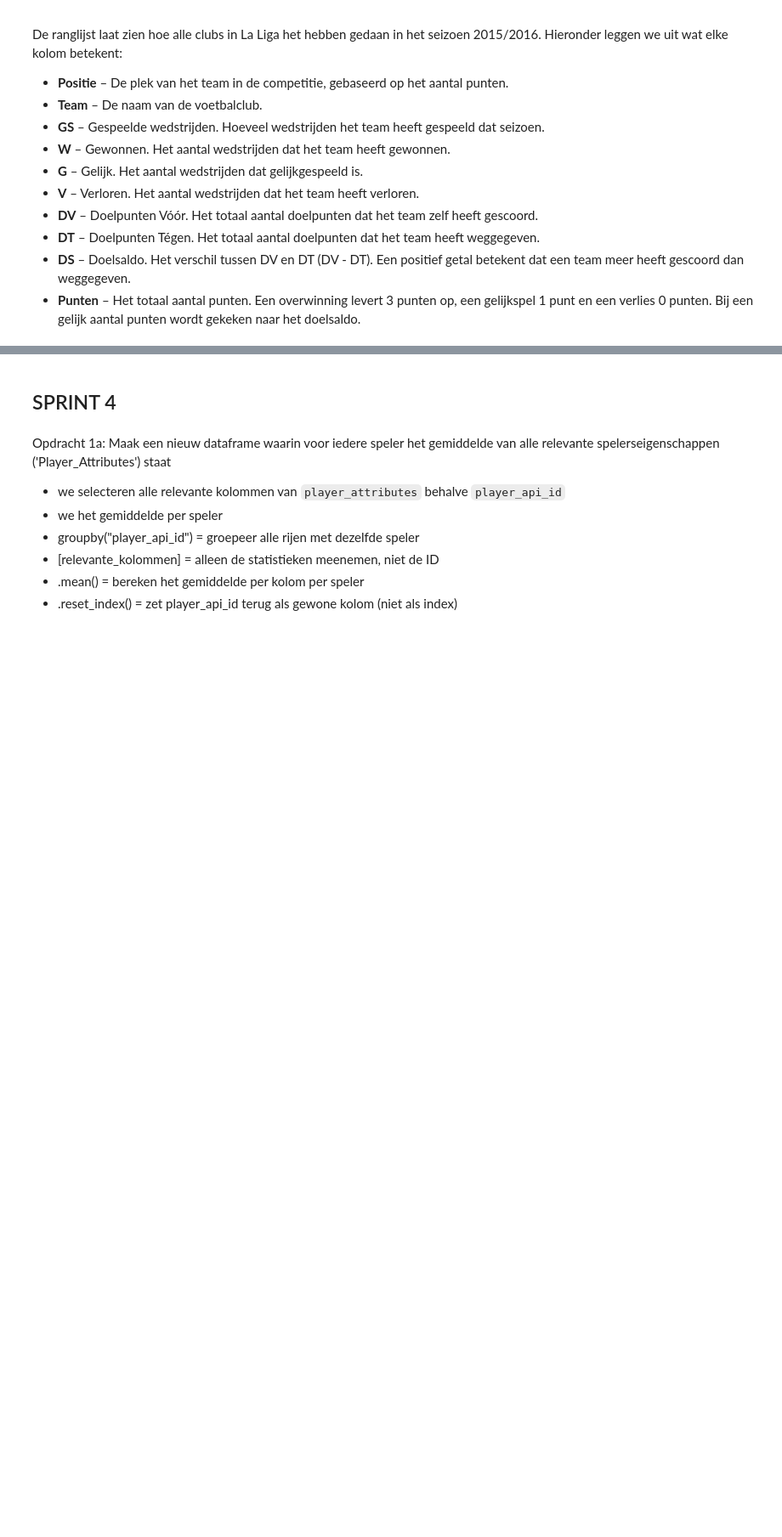
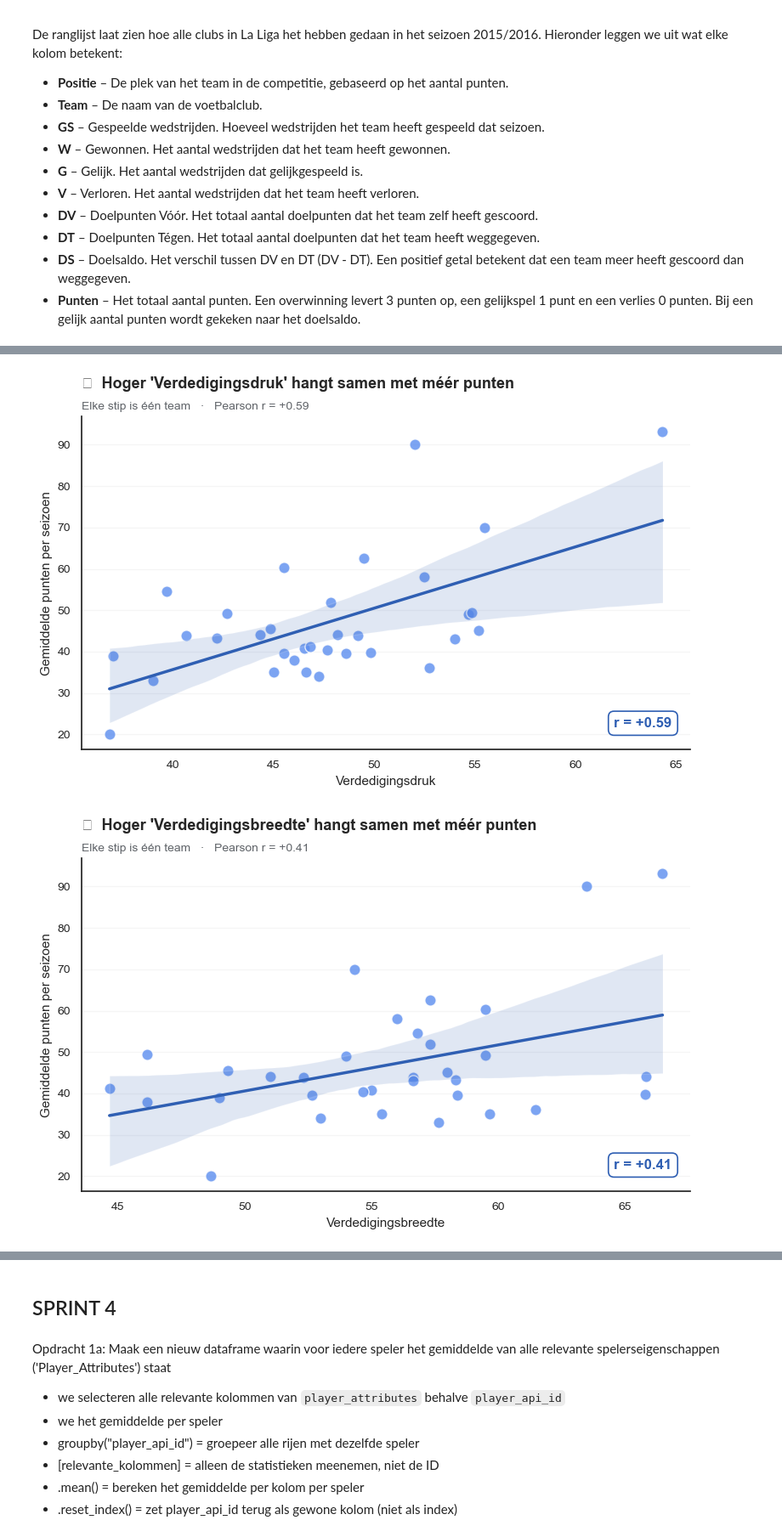
Before and after one commit to Ardjun6/Groep6-datalab2, a Jupyter notebook: fc_barcelona_analysis.ipynb, the cells around one changed output, grey strips where cells are left out. Shown at 85% size. Cells and saved outputs as stored; diff of their text form; code cells hidden in the pictures; blank space fills up the shorter version.

```diff
--- a/fc_barcelona_analysis.ipynb
+++ b/fc_barcelona_analysis.ipynb
@@ -732,0 +957,71 @@ for var in variabelen:
+# %%
+def plot_sterkste_scatterplots(df, aantal=3):
+    """
+    Toont de sterkste verbanden tussen numerieke teameigenschappen en de
+    gemiddelde punten als losse, grote scatterplots met regressielijn.
+
+    De eigenschappen worden gekozen op basis van de grootste absolute
+    correlatie. Positieve verbanden zijn blauw, negatieve roze.
+
+    Parameters
+    ----------
+    df : pd.DataFrame
+        Analyse-dataframe met 'gem_punten' en de numerieke eigenschappen.
+    aantal : int, optional
+        Aantal sterkste verbanden om te tonen (standaard 3).
+    """
+    num_cols = list(NUM_NAMEN.keys())
+
+    corr = (df[num_cols + ['gem_punten']]
+            .corr(numeric_only=True)['gem_punten']
+            .drop('gem_punten')
+            .dropna())
+
+    top = corr.abs().sort_values(ascending=False).head(aantal).index.tolist()
+
+    for col in top:
+        data = df.dropna(subset=[col, "gem_punten"])
+        r = data[col].corr(data["gem_punten"])
+
+        positief  = r >= 0
+        lijnkleur = BLAUW_DONKER if positief else "#C05F7A"
+        stipkleur = BLAUW if positief else ROZE
+        richting  = "méér punten" if positief else "minder punten"
+        pijl      = "↗" if positief else "↘"
+
+        fig, ax = plt.subplots(figsize=(8, 5.2))
+
+        sns.regplot(
+            data=data, x=col, y="gem_punten", ax=ax,
+            scatter_kws={"s": 90, "color": stipkleur, "alpha": 0.8,
+                         "edgecolor": "white", "linewidths": 1.0},
+            line_kws={"color": lijnkleur, "linewidth": 2.5},
+            ci=95,
+        )
+
+        ax.set_title(f"{pijl}  Hoger '{NUM_NAMEN[col]}' hangt samen met {richting}",
+                     fontsize=13, fontweight="bold", loc="left", pad=24)
+        ax.text(0, 1.02,
+                f"Elke stip is één team   ·   Pearson r = {r:+.2f}",
+                transform=ax.transAxes, fontsize=10, color="#5f6368")
+
+        ax.set_xlabel(NUM_NAMEN[col], fontsize=11)
+        ax.set_ylabel("Gemiddelde punten per seizoen", fontsize=11)
+
+        ax.text(0.97, 0.06, f"r = {r:+.2f}", transform=ax.transAxes,
+                ha="right", va="bottom", fontsize=12, fontweight="bold",
+                color=lijnkleur,
+                bbox=dict(boxstyle="round,pad=0.4", facecolor="white",
+                          edgecolor=lijnkleur, linewidth=1.2))
+
+        ax.grid(axis="y", alpha=0.18)
+        ax.tick_params(labelsize=10)
+        sns.despine(ax=ax)
+        plt.tight_layout()
+        plt.show()
+
+
+plot_sterkste_scatterplots(analyse_df)
+# %% [output]
+[figure, added]
+[figure, added]
```
Also changed, not shown: parts of 31 cells of this notebook, 1 other file.
